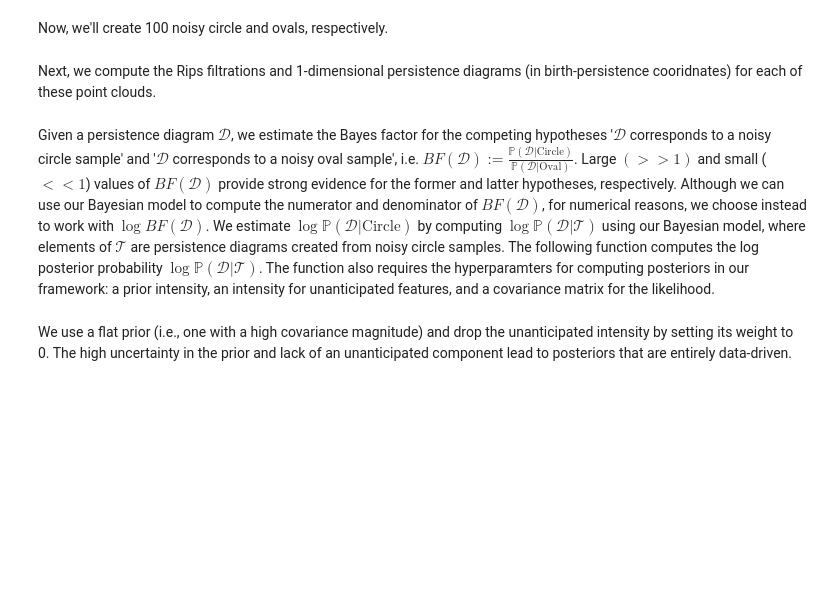
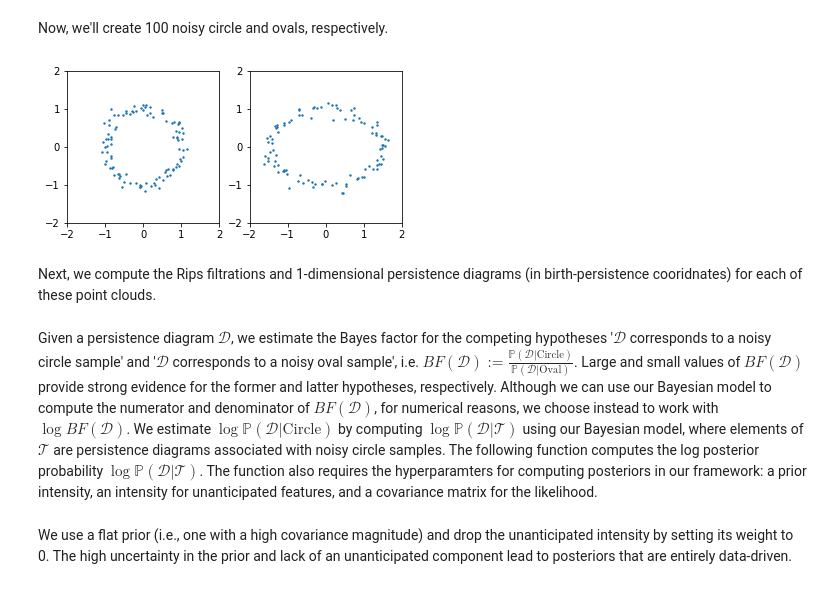
Before and after one commit to coballejr/misc, a Jupyter notebook: Tuto-GUDHI-bayes-tda.ipynb, the cells around one changed output. Cells and saved outputs as stored; diff of their text form; code cells hidden in the pictures; blank space fills up the shorter version.

```diff
--- a/Tuto-GUDHI-bayes-tda.ipynb
+++ b/Tuto-GUDHI-bayes-tda.ipynb
@@ -114,3 +124,3 @@ The last ingredient we need to compute a posterior distribution is a covariance
 # %%
-sy = 0.3 # magnitude of covariance matrix for likelihood
+sl = 0.3 # magnitude of covariance matrix for likelihood
 # %% [markdown]
@@ -118,2 +128,2 @@ Finally, we create our posterior distribution with one last line of code.
 # %%
-posterior = Posterior(prior = prior_unimodal,clutter = prior_unant, Dy = pd_t, sy = sy)
+posterior = Posterior(prior = prior_unimodal,clutter = prior_unant, Dy = pd_t, sy = sl)
@@ -180,3 +187,20 @@ circs,ovals = [noisy_circ(n_pts) for i in range(data_sz)], [noisy_oval(n_pts) fo
+# %%
+n_pts, data_sz = 100,100
+circs,ovals = [noisy_circ(n_pts) for i in range(data_sz)], [noisy_oval(n_pts) for i in range(data_sz)]
+
+# visualize the data
+c,o = circs[0], ovals[0]
+fig, (ax1, ax2) = plt.subplots(1, 2)
+ax1.scatter(c[:,0], c[:,1], s = 2)
+ax1.set_ylim([-2,2])
+ax1.set_xlim([-2,2])
+ax1.set_aspect('equal')
+ax2.scatter(o[:,0], o[:,1], s = 2)
+ax2.set_ylim([-2,2])
+ax2.set_xlim([-2,2])
+ax2.set_aspect('equal')
+# %% [output]
+[figure, added]
 # %% [markdown]
 Next, we compute the Rips filtrations and 1-dimensional persistence diagrams (in birth-persistence cooridnates) for each of these point clouds.
 # %%
@@ -191,7 +215,7 @@ def pd_tilted(point_cloud, hom_dim = 1):
 
 circ_diags, oval_diags = [pd_tilted(pc) for pc in circs],[pd_tilted(pc) for pc in ovals]
 # %% [markdown]
-Given a persistence diagram $\mathcal{D}$, we estimate the Bayes factor for the competing hypotheses '$\mathcal{D}$ corresponds to a noisy circle sample' and '$\mathcal{D}$ corresponds to a noisy oval sample', i.e. $BF(\mathcal{D}) := \frac{\mathbb{P}(\mathcal{D}|\mathrm{Circle})}{\mathbb{P}(\mathcal{D}|\mathrm{Oval})}$. Large $(>> 1)$ and small ($<< 1$) values of $BF(\mathcal{D})$ provide strong evidence for the former and latter hypotheses, respectively. Although we can use our Bayesian model to compute the numerator and denominator of $BF(\mathcal{D})$, for numerical reasons, we choose instead to work with $\log BF(\mathcal{D})$. We estimate $\log \mathbb{P}(\mathcal{D}|\mathrm{Circle})$ by computing $\log \mathbb{P}(\mathcal{D}|\mathcal{T})$ using our Bayesian model, where elements of $\mathcal{T}$ are persistence diagrams created from noisy circle samples. The following function computes the log posterior probability $\log \mathbb{P}(\mathcal{D}|\mathcal{T})$. The function also requires the hyperparamters for computing posteriors in our framework: a prior intensity, an intensity for unanticipated features, and a covariance matrix for the likelihood.
+Given a persistence diagram $\mathcal{D}$, we estimate the Bayes factor for the competing hypotheses '$\mathcal{D}$ corresponds to a noisy circle sample' and '$\mathcal{D}$ corresponds to a noisy oval sample', i.e. $BF(\mathcal{D}) := \frac{\mathbb{P}(\mathcal{D}|\mathrm{Circle})}{\mathbb{P}(\mathcal{D}|\mathrm{Oval})}$. Large and small values of $BF(\mathcal{D})$ provide strong evidence for the former and latter hypotheses, respectively. Although we can use our Bayesian model to compute the numerator and denominator of $BF(\mathcal{D})$, for numerical reasons, we choose instead to work with $\log BF(\mathcal{D})$. We estimate $\log \mathbb{P}(\mathcal{D}|\mathrm{Circle})$ by computing $\log \mathbb{P}(\mathcal{D}|\mathcal{T})$ using our Bayesian model, where elements of $\mathcal{T}$ are persistence diagrams associated with noisy circle samples. The following function computes the log posterior probability $\log \mathbb{P}(\mathcal{D}|\mathcal{T})$. The function also requires the hyperparamters for computing posteriors in our framework: a prior intensity, an intensity for unanticipated features, and a covariance matrix for the likelihood.
 # %%
 def training_posterior(D,T,prior,unant,lik_cm):
     posts = [Posterior(prior = prior, clutter = unant, Dy = diag, sy = lik_cm) for diag in T]
```
Also changed, not shown: parts of 10 cells of this notebook.
